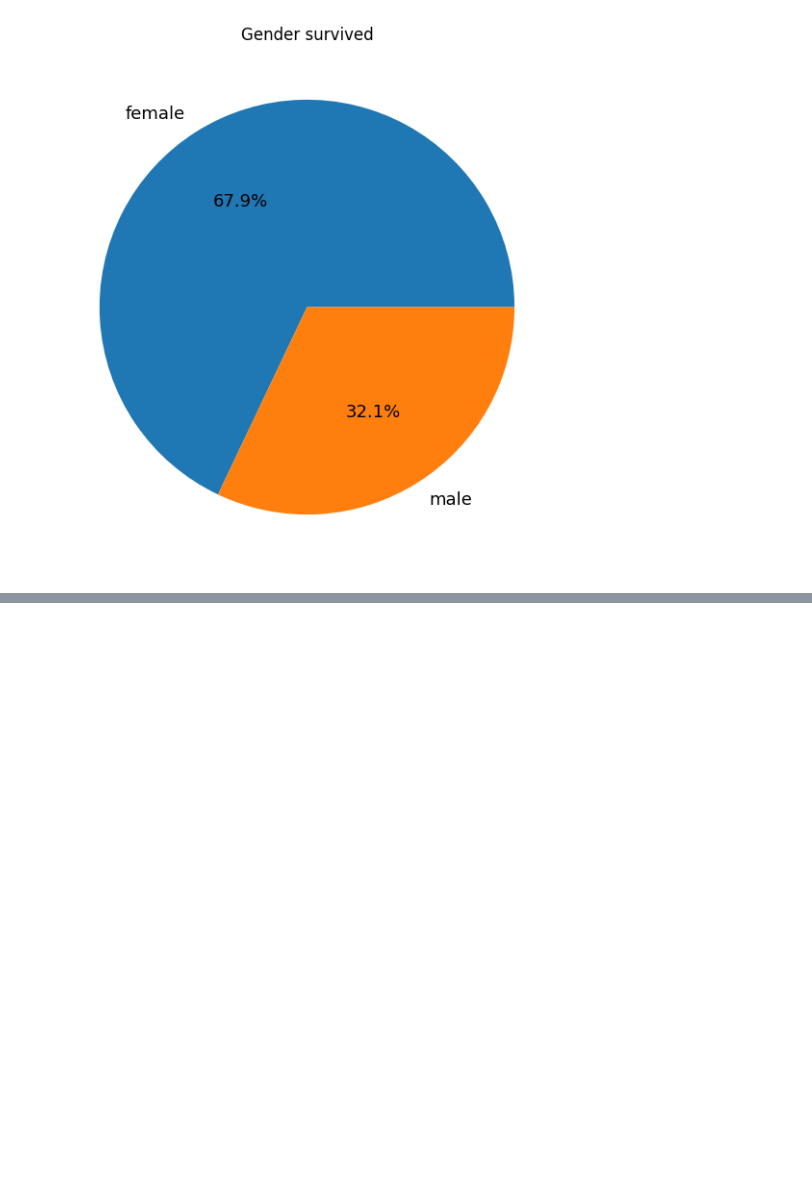
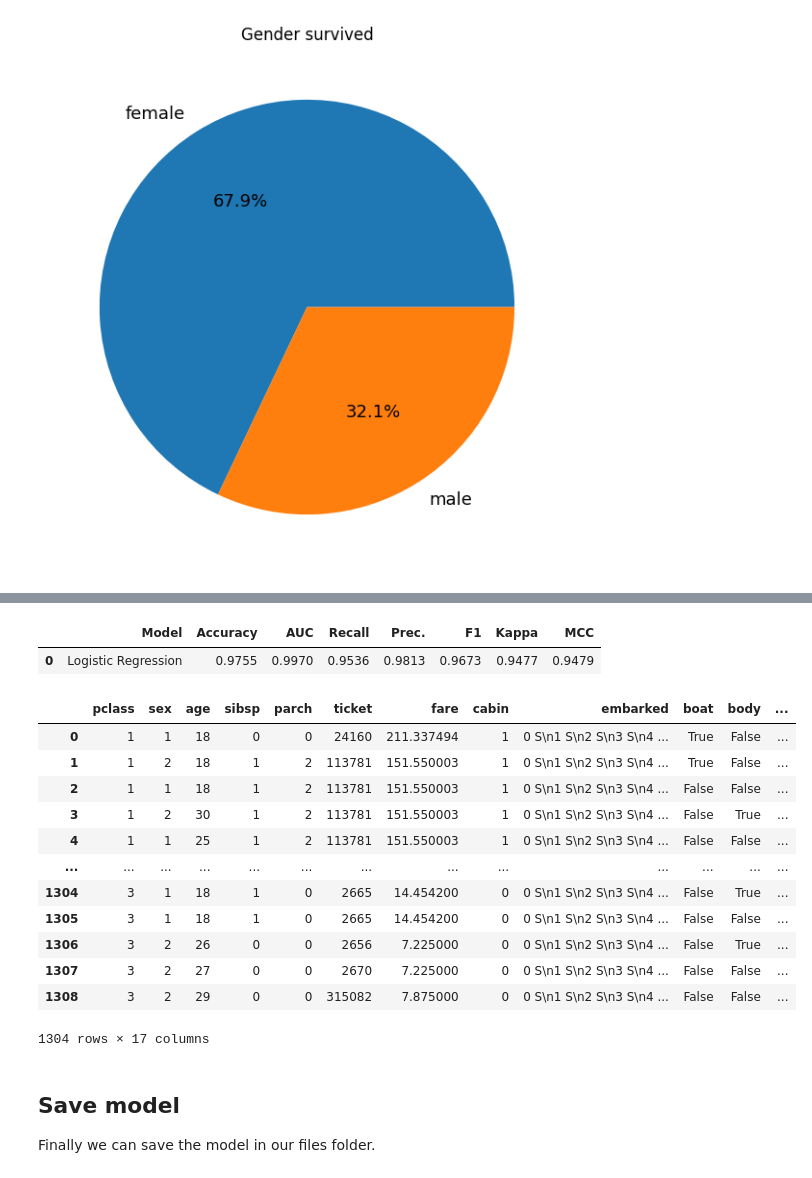
Before and after one commit to kieran31415/DataWizards, a Jupyter notebook: Titanic/titanic.ipynb, the cells around one changed output, grey strips where cells are left out. Drawn from its saved outputs; the diff is of its cells as text; code cells hidden in the pictures; blank space fills up the shorter version.

Commit message:
Pycaret model titanic

```diff
--- a/Titanic/titanic.ipynb
+++ b/Titanic/titanic.ipynb
@@ -588,0 +629,4 @@ plt.show()
+# %%
+# functional API
+best = compare_models()
+print(best)
@@ -588,0 +664,21 @@ plt.show()
+# %%
+predict_model(best, data=df_encoded)
+# %% [output]
+|  | Model | Accuracy | AUC | Recall | Prec. | F1 | Kappa | MCC |
+| 0 | Logistic Regression | 0.9755 | 0.9970 | 0.9536 | 0.9813 | 0.9673 | 0.9477 | 0.9479 |
+|  | pclass | sex | age | sibsp | parch | ticket | fare | cabin | embarked | boat | body | ... |
+| 0 | 1 | 1 | 18 | 0 | 0 | 24160 | 211.337494 | 1 | 0 S\n1 S\n2 S\n3 S\n4 ... | True | False | ... |
+| 1 | 1 | 2 | 18 | 1 | 2 | 113781 | 151.550003 | 1 | 0 S\n1 S\n2 S\n3 S\n4 ... | True | False | ... |
+| 2 | 1 | 1 | 18 | 1 | 2 | 113781 | 151.550003 | 1 | 0 S\n1 S\n2 S\n3 S\n4 ... | False | False | ... |
+| 3 | 1 | 2 | 30 | 1 | 2 | 113781 | 151.550003 | 1 | 0 S\n1 S\n2 S\n3 S\n4 ... | False | True | ... |
+| 4 | 1 | 1 | 25 | 1 | 2 | 113781 | 151.550003 | 1 | 0 S\n1 S\n2 S\n3 S\n4 ... | False | False | ... |
+| ... | ... | ... | ... | ... | ... | ... | ... | ... | ... | ... | ... | ... |
+| 1304 | 3 | 1 | 18 | 1 | 0 | 2665 | 14.454200 | 0 | 0 S\n1 S\n2 S\n3 S\n4 ... | False | True | ... |
+| 1305 | 3 | 1 | 18 | 1 | 0 | 2665 | 14.454200 | 0 | 0 S\n1 S\n2 S\n3 S\n4 ... | False | False | ... |
+| 1306 | 3 | 2 | 26 | 0 | 0 | 2656 | 7.225000 | 0 | 0 S\n1 S\n2 S\n3 S\n4 ... | False | True | ... |
+| 1307 | 3 | 2 | 27 | 0 | 0 | 2670 | 7.225000 | 0 | 0 S\n1 S\n2 S\n3 S\n4 ... | False | False | ... |
+| 1308 | 3 | 2 | 29 | 0 | 0 | 315082 | 7.875000 | 0 | 0 S\n1 S\n2 S\n3 S\n4 ... | False | False | ... |
+1304 rows × 17 columns
+# %% [markdown]
+## Save model
+Finally we can save the model in our files folder.
```
Also changed, not shown: parts of 16 cells of this notebook, 13 other files.
